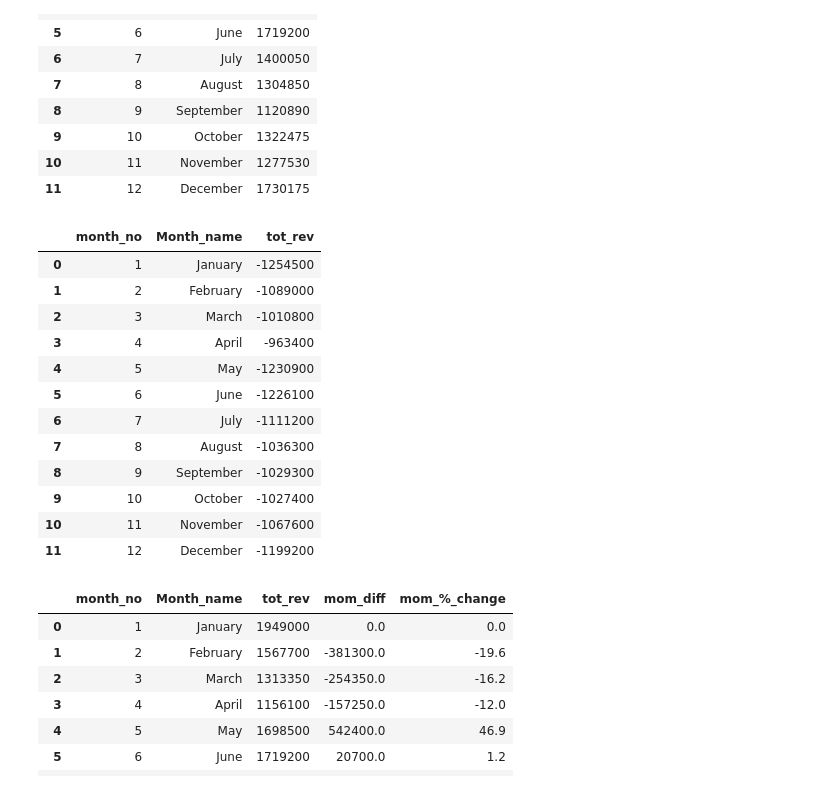
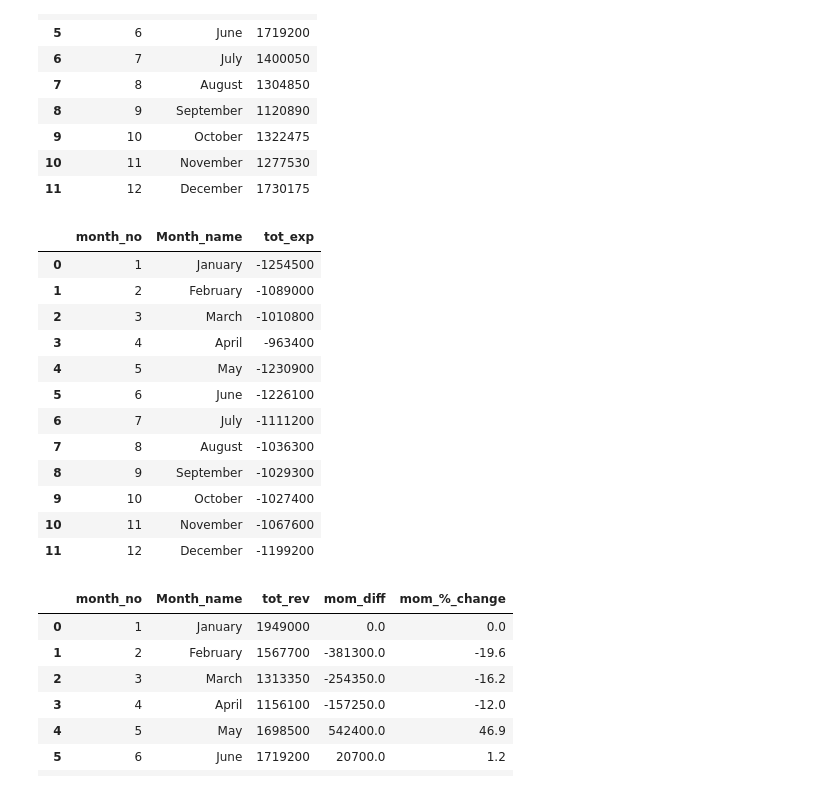
Before and after one commit to djibril968/Python_projects, a Jupyter notebook: Onyx_Financial_Analysis.ipynb, the cells around one changed output. Cells and saved outputs as stored; diff of their text form; code cells hidden in the pictures.

```diff
--- a/Onyx_Financial_Analysis.ipynb
+++ b/Onyx_Financial_Analysis.ipynb
@@ -400,10 +400,10 @@ tot_rev_by_month
 | 11 | 12 | December | 1730175 |
 # %%
 #total exp by month
-tot_exp_by_month = trend_exp_extract.groupby(['month_no','Month_name'])['Amount'].sum().reset_index(name= 'tot_rev').sort_values('month_no', ascending = True)
+tot_exp_by_month = trend_exp_extract.groupby(['month_no','Month_name'])['Amount'].sum().reset_index(name= 'tot_exp').sort_values('month_no', ascending = True)
 tot_exp_by_month
 # %% [output]
-|  | month_no | Month_name | tot_rev |
+|  | month_no | Month_name | tot_exp |
 | 0 | 1 | January | -1254500 |
 | 1 | 2 | February | -1089000 |
 | 2 | 3 | March | -1010800 |
```
Also changed, not shown: parts of 3 cells of this notebook.
